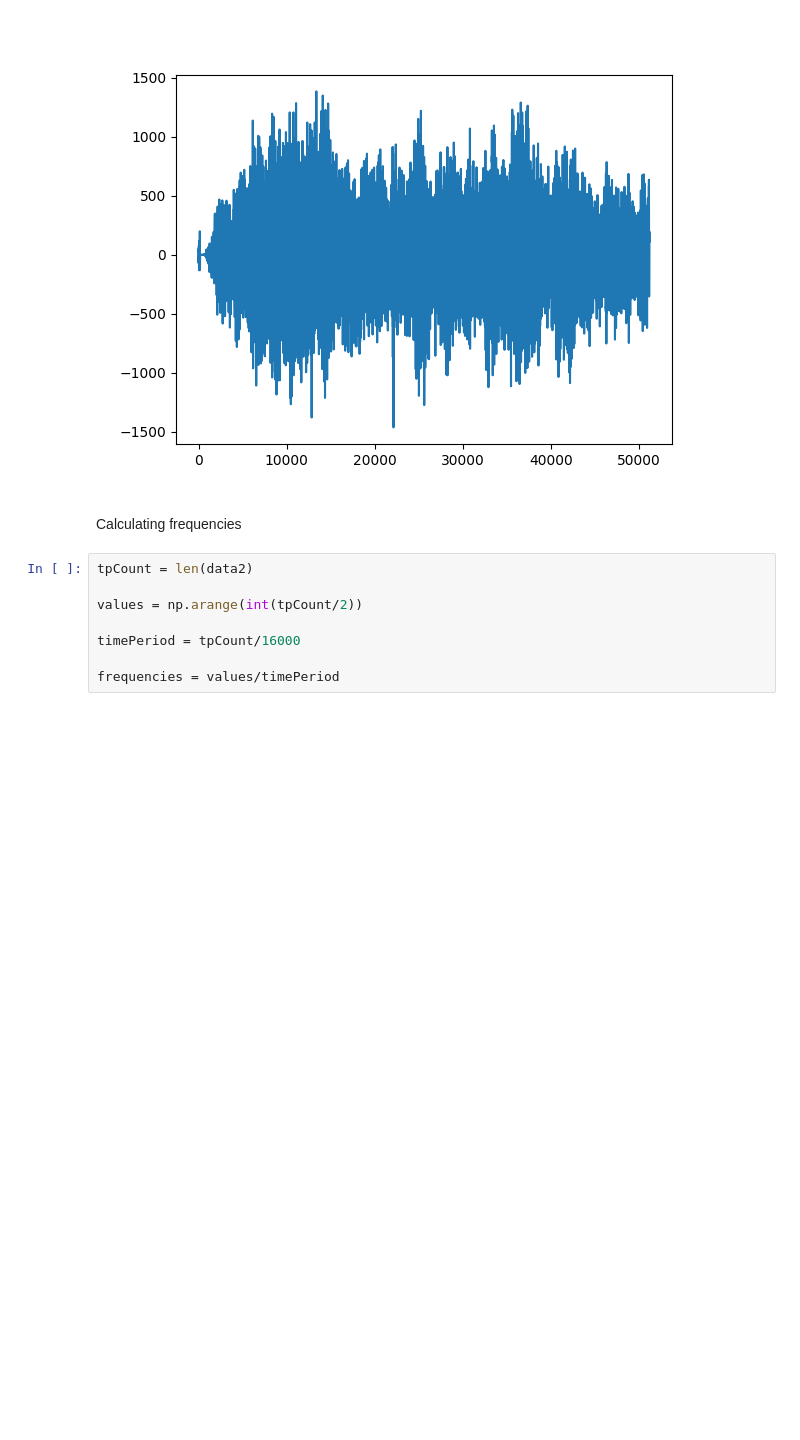
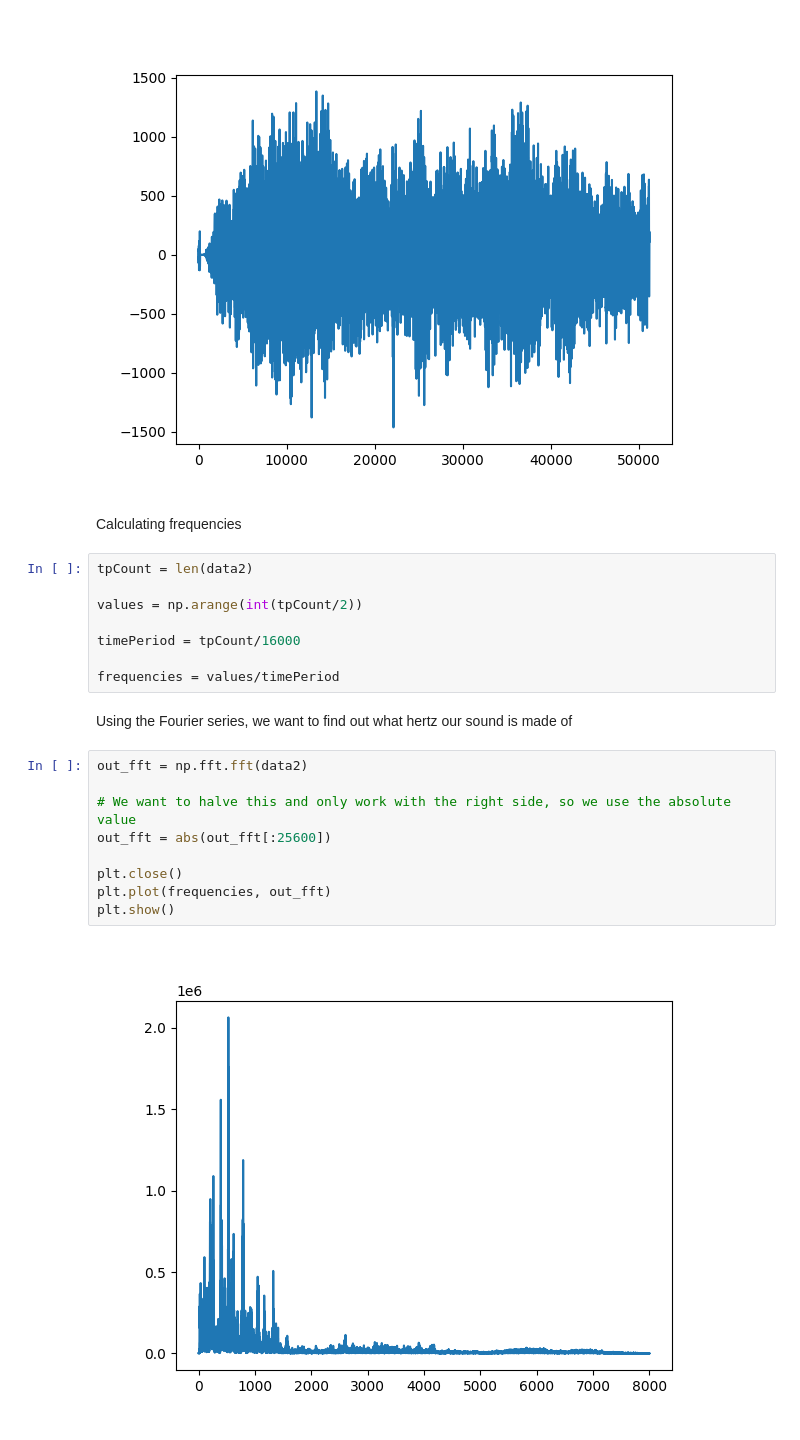
Before and after one commit to MohammadHosseinDalghi/Sound-Processing, a Jupyter notebook: index.ipynb, the cells around one changed output. Cells and saved outputs as stored; diff of their text form; blank space fills up the shorter version.

Commit message:
Add calculating the hertz of sound cell

```diff
--- a/index.ipynb
+++ b/index.ipynb
@@ -49,3 +49,16 @@ values = np.arange(int(tpCount/2))
 timePeriod = tpCount/16000
 
 frequencies = values/timePeriod
+# %% [markdown]
+Using the Fourier series, we want to find out what hertz our sound is made of
+# %%
+out_fft = np.fft.fft(data2)
+
+# We want to halve this and only work with the right side, so we use the absolute value
+out_fft = abs(out_fft[:25600])
+
+plt.close()
+plt.plot(frequencies, out_fft)
+plt.show()
+# %% [output]
+[figure, added]
```
